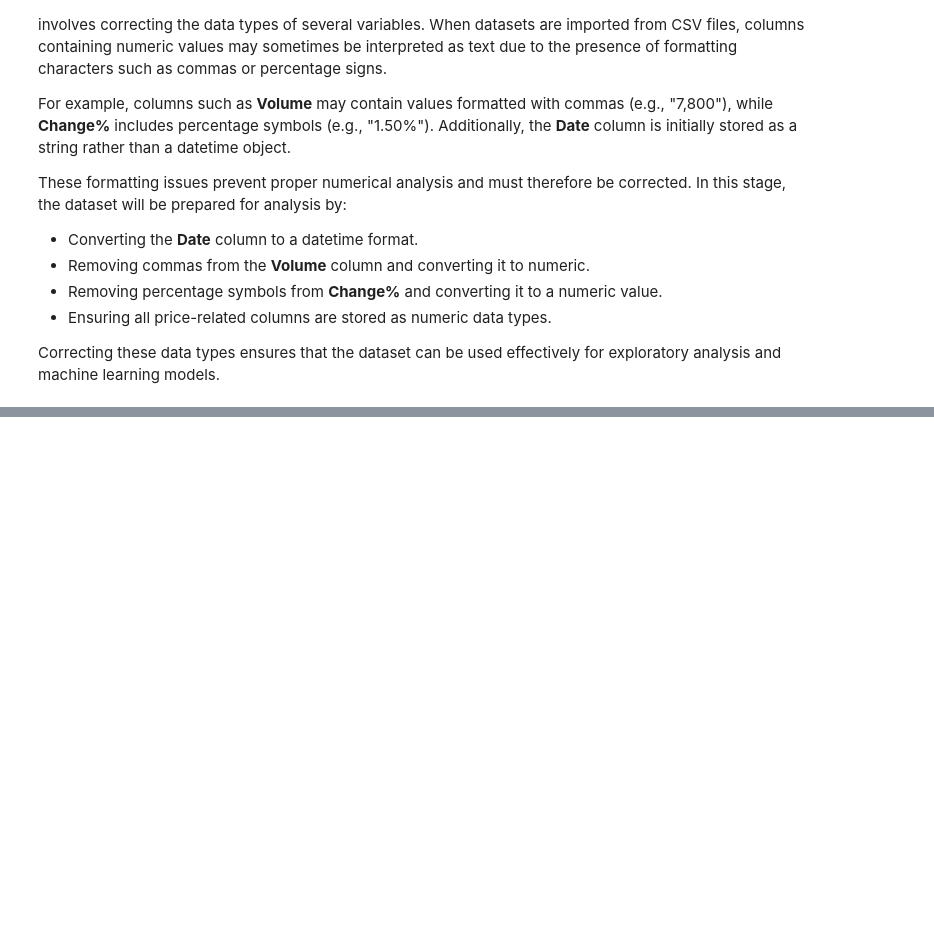
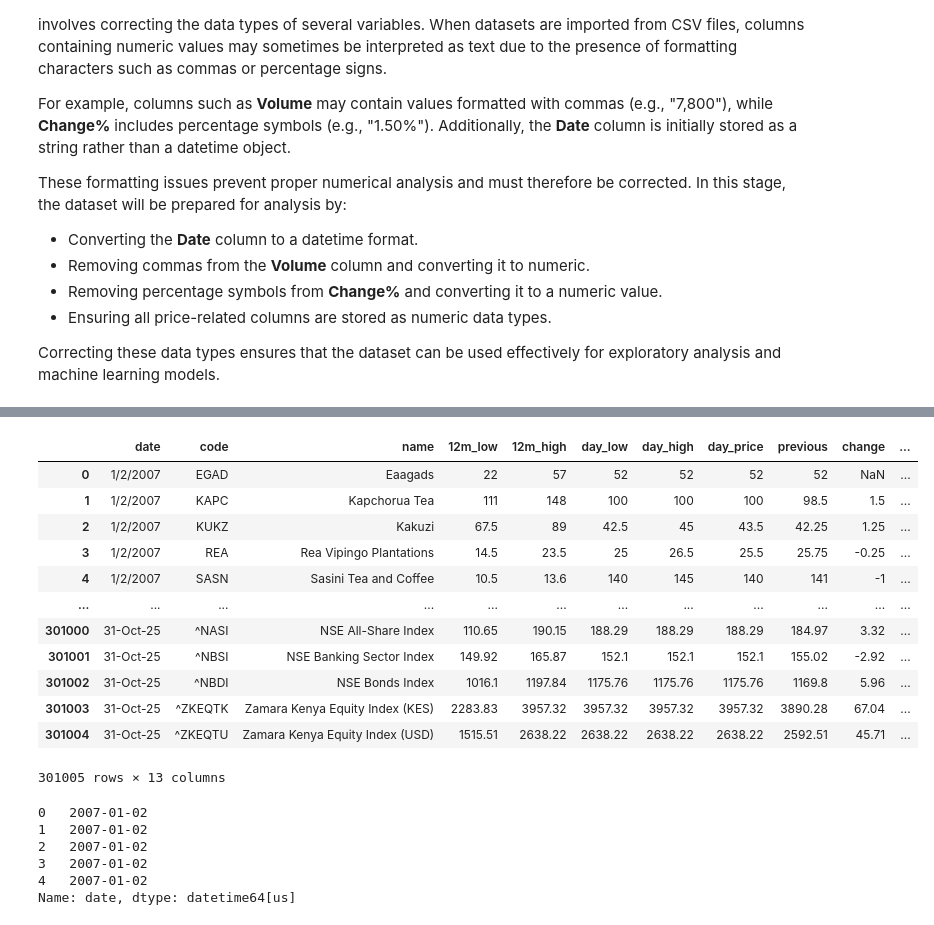
Before and after one commit to Assesa44/Stock-Market-Prediction, a Jupyter notebook: notebooks/business_understanding.ipynb, the cells around one changed output, grey strips where cells are left out. Cells and saved outputs as stored; diff of their text form; code cells hidden in the pictures; blank space fills up the shorter version.

Commit message:
feat : data types corrected

```diff
--- a/notebooks/business_understanding.ipynb
+++ b/notebooks/business_understanding.ipynb
@@ -560,0 +563,5 @@ Correcting these data types ensures that the dataset can be used effectively for
+# %%
+# load the final dataset to confirm it was saved correctly
+cleaning_df = pd.read_csv("../data/raw_data/processed/nse_final_dataset.csv")
+
+cleaning_df.head()
@@ -560,0 +610,28 @@ Correcting these data types ensures that the dataset can be used effectively for
+# %%
+# convert (-) to NANs
+cleaning_df.replace('-', pd.NA, inplace=True)
+# %% [output]
+|  | date | code | name | 12m_low | 12m_high | day_low | day_high | day_price | previous | change | ... |
+| 0 | 1/2/2007 | EGAD | Eaagads | 22 | 57 | 52 | 52 | 52 | 52 | NaN | ... |
+| 1 | 1/2/2007 | KAPC | Kapchorua Tea | 111 | 148 | 100 | 100 | 100 | 98.5 | 1.5 | ... |
+| 2 | 1/2/2007 | KUKZ | Kakuzi | 67.5 | 89 | 42.5 | 45 | 43.5 | 42.25 | 1.25 | ... |
+| 3 | 1/2/2007 | REA | Rea Vipingo Plantations | 14.5 | 23.5 | 25 | 26.5 | 25.5 | 25.75 | -0.25 | ... |
+| 4 | 1/2/2007 | SASN | Sasini Tea and Coffee | 10.5 | 13.6 | 140 | 145 | 140 | 141 | -1 | ... |
+| ... | ... | ... | ... | ... | ... | ... | ... | ... | ... | ... | ... |
+| 301000 | 31-Oct-25 | ^NASI | NSE All-Share Index | 110.65 | 190.15 | 188.29 | 188.29 | 188.29 | 184.97 | 3.32 | ... |
+| 301001 | 31-Oct-25 | ^NBSI | NSE Banking Sector Index | 149.92 | 165.87 | 152.1 | 152.1 | 152.1 | 155.02 | -2.92 | ... |
+| 301002 | 31-Oct-25 | ^NBDI | NSE Bonds Index | 1016.1 | 1197.84 | 1175.76 | 1175.76 | 1175.76 | 1169.8 | 5.96 | ... |
+| 301003 | 31-Oct-25 | ^ZKEQTK | Zamara Kenya Equity Index (KES) | 2283.83 | 3957.32 | 3957.32 | 3957.32 | 3957.32 | 3890.28 | 67.04 | ... |
+| 301004 | 31-Oct-25 | ^ZKEQTU | Zamara Kenya Equity Index (USD) | 1515.51 | 2638.22 | 2638.22 | 2638.22 | 2638.22 | 2592.51 | 45.71 | ... |
+301005 rows × 13 columns
+# %%
+# convert date column to datetime
+cleaning_df['date'] = pd.to_datetime(cleaning_df['date'], errors='coerce')
+cleaning_df['date'].head()
+# %% [output]
+0   2007-01-02
+1   2007-01-02
+2   2007-01-02
+3   2007-01-02
+4   2007-01-02
+Name: date, dtype: datetime64[us]
```
Also changed, not shown: parts of 9 cells of this notebook.
